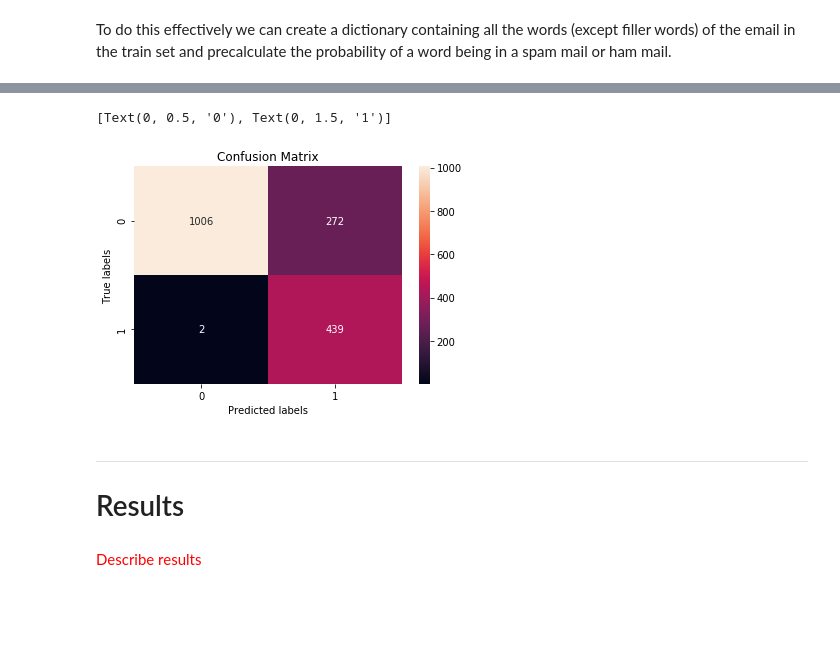
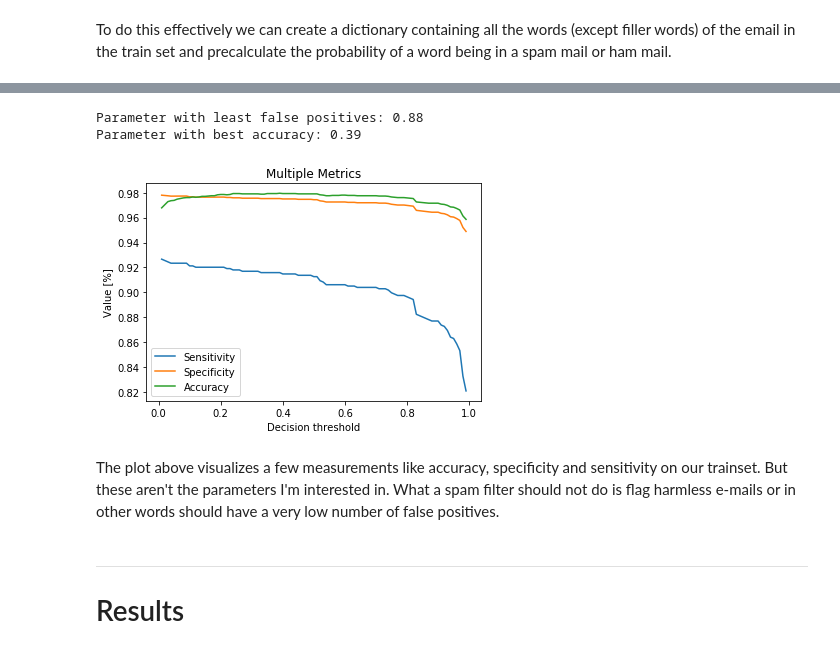
Before and after one commit to roman-studer/fhnw-ds-fs2020-bayesian_spam_filter, a Jupyter notebook: bayesian_spamfilter_fuf_roman_studer.ipynb, the cells around one changed output, grey strips where cells are left out. Saved outputs shown, nothing was run; the diff lists cells and outputs as text; code cells hidden in the pictures; blank space fills up the shorter version.

```diff
--- a/bayesian_spamfilter_fuf_roman_studer.ipynb
+++ b/bayesian_spamfilter_fuf_roman_studer.ipynb
@@ -347,5 +345,0 @@ param
-# %%
-fig = sns.lineplot(list(param.keys()),[a_tuple[] for a_tuple in list(param.values())])
-fig.set(title= 'Emails calssified as spam \n in correlation to threshold parameter', xlabel='Decision threshold', ylabel='Number of emails classified as spam')
-fig.axhline(spam, color='red', linestyle='--', alpha=0.5)
-plt.show()
@@ -366,20 +346,61 @@ Name: class, dtype: int64
-# %%
-# confusion matrix
-cm = confusion_matrix(test.spam, test['class'])
-ax= plt.subplot()
-sns.heatmap(cm, annot = True, fmt='g')
-
-# labels, title and ticks
-ax.set_xlabel('Predicted labels')
-ax.set_ylabel('True labels')
-ax.set_title('Confusion Matrix')
-ax.xaxis.set_ticklabels(['0', '1'])
-ax.yaxis.set_ticklabels(['0', '1'])
-# %% [output]
-[Text(0, 0.5, '0'), Text(0, 1.5, '1')]
-[figure, removed]
+# %%
+# apply classification on dataset
+param = {}
+spam = sum(train.loc[train['spam']==1, 'spam'])
+best_fp, best_acc, best_fn_param, best_acc_param = None, 0, 0.01, 0.01
+
+for i in np.arange(0.01,1,0.01):
+    train.loc[:,'class'] = train.prob.apply(classification, threshold = i)
+    tp = sum(train.loc[train['spam']==1,'class']==1)     # true positive
+    tn = sum(train.loc[train['spam']==0,'class']==0)     # true negative
+    fp = sum(train.loc[train['spam']==0,'class']==1)     # false positive
+    fn = sum(train.loc[train['spam']==1,'class']==0)     # false negative
+    p = len(train.loc[train['spam']==1,'spam'])          # actual postive
+    n = len(train.loc[train['spam']==0,'spam'])          # actual negative
+
+    # sensitivity (true positive / real positive)
+    sensitivity = tp/(tp+fn) # true positive rate
+
+    # specificity (true negative / real negative)
+    specificity = tn/(tn+fn) # true negative rate
+
+    # accuracy ((true positive + true negative)/(real positive + real negative))
+    accuracy = (tp+tn)/(p+n)
+
+    param[i] = (sensitivity,specificity,accuracy)
+
+    if best_fp is None:
+        best_fp = fp
+    elif best_fp > fp:
+        best_fp = fp
+        best_fn_param = i
+    if best_acc < accuracy:
+        best_acc = accuracy
+        best_acc_param = i
+
+print(f'Parameter with least false positives: {best_param}')
+print(f'Parameter with best accuracy: {best_acc_param}')
+# %% [output]
+Parameter with least false positives: 0.88
+Parameter with best accuracy: 0.39
+# %%
+for i in range(3):
+    plt
+    fig = sns.lineplot(list(param.keys()),[a_tuple[i] for a_tuple in list(param.values())])
+
+# add legend to plot
+labels = ['Sensitivity', 'Specificity', 'Accuracy']
+fig.legend(labels)
+
+
+# add descriptions to plot
+fig.set(title= 'Multiple Metrics', xlabel='Decision threshold', ylabel='Value [%]')
+
+plt.show()
+# %% [output]
+[figure, added]
+# %% [markdown]
+The plot above visualizes a few measurements like accuracy, specificity and sensitivity on our trainset. But these aren't the parameters I'm interested in. What a spam filter should not do is flag harmless e-mails or in other words should have a very low number of false positives.
 # %% [markdown]
 ----
 # Results
-# %% [markdown]
-<span style='color:red'>Describe results</span>
```
Also changed, not shown: parts of 64 cells of this notebook.
